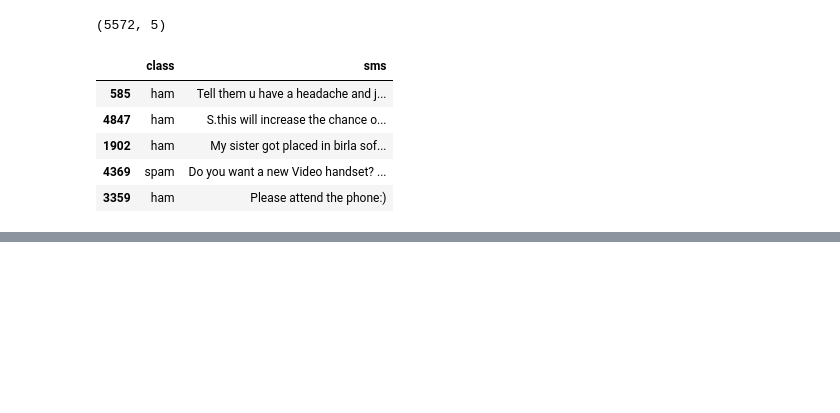
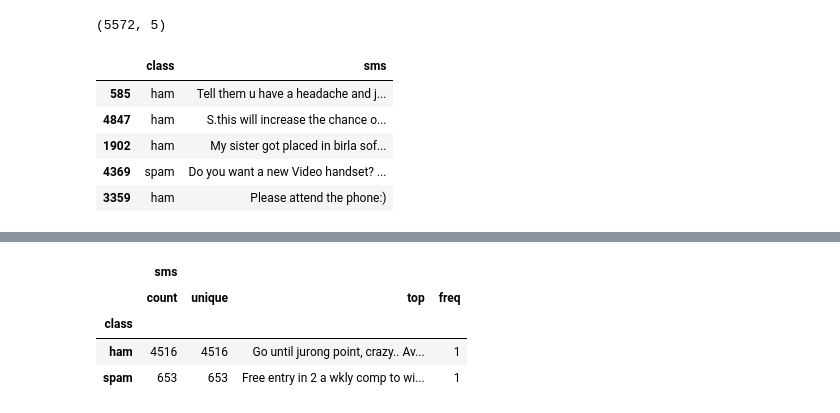
Before and after one commit to savindumahasen/SpamClassificationProject, a Jupyter notebook: Spam_Classification.ipynb, the cells around one changed output, grey strips where cells are left out. Drawn from its saved outputs; the diff is of its cells as text; code cells hidden in the pictures; blank space fills up the shorter version.

```diff
--- a/Spam_Classification.ipynb
+++ b/Spam_Classification.ipynb
@@ -40,0 +49,9 @@ df.sample(5)
+# %%
+df = df.drop_duplicates(keep='first')
+df.groupby('class').describe()
+# %% [output]
+|  | sms |  |  |  |
+|  | count | unique | top | freq |
+| class |  |  |  |  |
+| ham | 4516 | 4516 | Go until jurong point, crazy.. Av... | 1 |
+| spam | 653 | 653 | Free entry in 2 a wkly comp to wi... | 1 |
```
Also changed, not shown: parts of 1 cell of this notebook.
